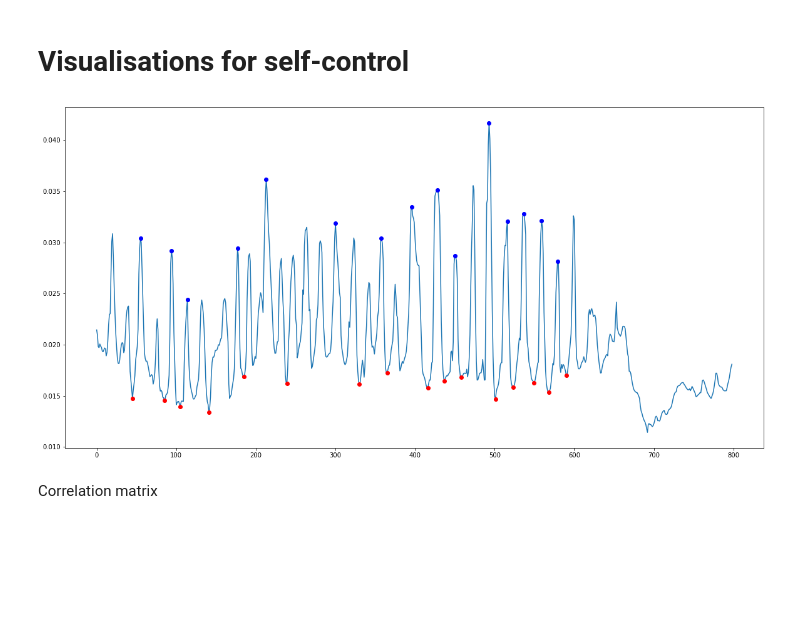
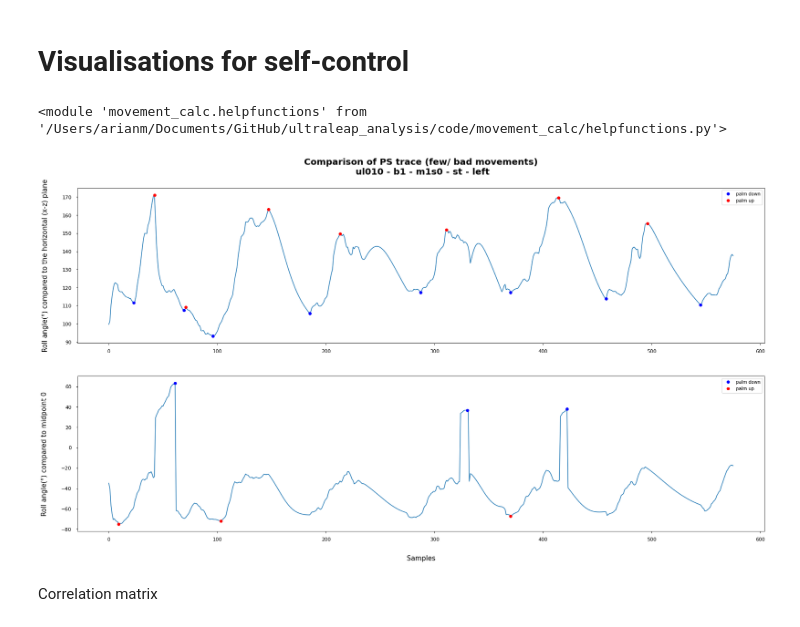
Before and after one commit to jgvhabets/ultraleap_analysis, a Jupyter notebook: code/notebooks/ul_preprocessing.ipynb, the cells around one changed output. Saved outputs shown, nothing was run; the diff lists cells and outputs as text; code cells hidden in the pictures; blank space fills up the shorter version.

Commit message:
added plotting template ps

```diff
--- a/code/notebooks/ul_preprocessing.ipynb
+++ b/code/notebooks/ul_preprocessing.ipynb
@@ -179,17 +179,54 @@ def new( x ):
     # plt.plot(dist_dataframe.iloc[ ].iloc[:,0], 'o', color= 'blue')
     # plt.show()
     return
-# %%
-df = pd.read_csv('/Users/arianm/Documents/GitHub/ultraleap_analysis/data/distances/patientdata/ul009/ft/dist_b1_ul009_m1_st_ft_right.csv', index_col= 0)
-x, y = hp.find_min_max(df, 'ft')
-
-plt.figure(figsize=(20, 10))
-plt.plot(df.iloc[:, 0])
-plt.plot(df.iloc[x].iloc[:,0], 'o', color= 'red')
-plt.plot(df.iloc[y].iloc[:,0], 'o', color= 'blue')
-plt.show()
-# %% [output]
-[figure, removed]
+# %%
+importlib.reload(hp)
+# %% [output]
+<module 'movement_calc.helpfunctions' from '/Users/arianm/Documents/GitHub/ultraleap_analysis/code/movement_calc/helpfunctions.py'>
+# %%
+df = pd.read_csv('/Users/arianm/Documents/GitHub/ultraleap_analysis/data/distances_new/patientdata/ul010/ps/dist_b1_ul010_m1s0_st_ps_left.csv', index_col= 0)
+# %%
+fig, axs = plt.subplots(2, figsize = (24,14))
+
+axs[0].plot(df.iloc[:, 0])
+axs[0].plot(df.iloc[min1].iloc[:, 0], 'o', color= 'blue', label = 'palm down')
+axs[0].plot(df.iloc[max1].iloc[:,0], 'o', color= 'red', label= 'palm up')
+axs[0].set_title('Comparison of PS trace (few/ bad movements)\n ul010 - b1 - m1s0 - st - left', weight = 'bold', pad = 30, fontsize = 20)
+axs[0].set_ylabel('Roll angle(°) compared to the horizontal (x-z) plane',
+        color='black',
+        labelpad= 30,
+        fontsize = 15)
+axs[0].tick_params(pad = 10, labelsize = 11)
+axs[0].legend(loc= 'best')
+
+axs[1].plot(df1.iloc[:, 0])
+axs[1].plot(df1.iloc[max2].iloc[:,0], 'o', color= 'blue', label = 'palm down')
+axs[1].plot(df1.iloc[min2].iloc[:,0], 'o', color= 'red', label = 'palm up')
+axs[1].set_xlabel('Samples',
+        labelpad = 30,
+        color='black',
+        fontsize = 15)
+
+axs[1].set_ylabel('Roll angle(°) compared to midpoint 0',
+        color='black',
+        labelpad= 30,
+        fontsize=15)
+axs[1].tick_params(pad = 10, labelsize = 11)
+axs[1].legend(loc= 'best')
+
+fname = 'ps_ul010_minmax'
+plt.tight_layout( pad = 5)
+plt.savefig(
+    os.path.join(
+        '/Users/arianm/Documents/GitHub/ultraleap_analysis/figures/', fname
+    ),
+    dpi=300,
+    facecolor='w',
+)
+
+plt.show()
+# %% [output]
+[figure, added]
 # %% [markdown]
 Correlation matrix
 # %%
```
Also changed, not shown: parts of 1 cell of this notebook.
